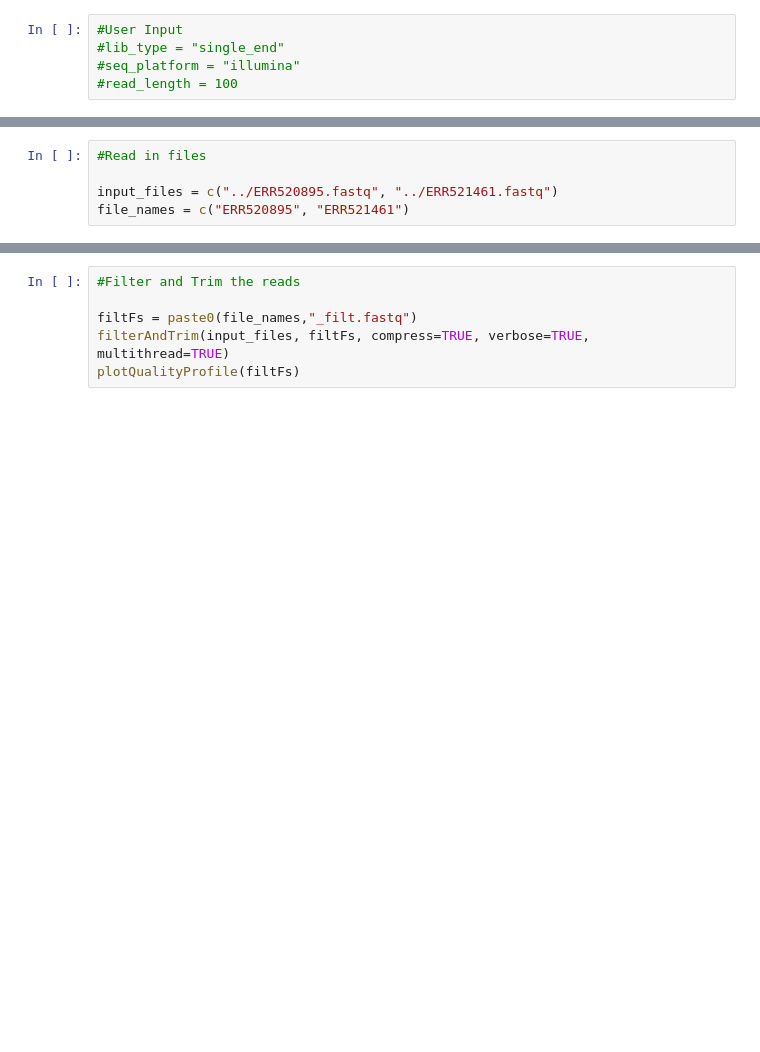
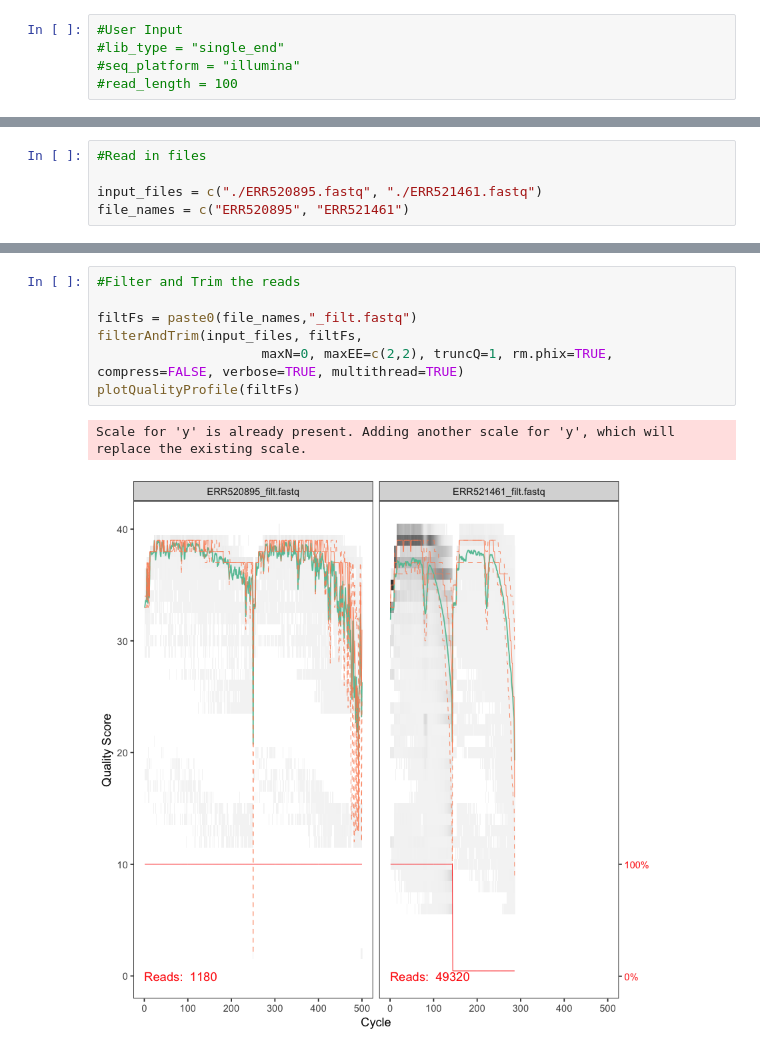
Before and after one commit to NCBI-Hackathons/PrIMP, a Jupyter notebook: getOTU.ipynb, the cells around one changed output, grey strips where cells are left out. Saved outputs shown, nothing was run; the diff lists cells and outputs as text; blank space fills up the shorter version.

```diff
--- a/getOTU.ipynb
+++ b/getOTU.ipynb
@@ -25,7 +16,7 @@ library("themetagenomics")
 # %%
 #Read in files
 
-input_files = c("../ERR520895.fastq", "../ERR521461.fastq")
+input_files = c("./ERR520895.fastq", "./ERR521461.fastq")
 file_names = c("ERR520895", "ERR521461")
 # %%
 #Plot quality profiles of files
@@ -34,9 +29,14 @@ plotQualityProfile(input_files)
 # %%
 #Filter and Trim the reads
 
 filtFs = paste0(file_names,"_filt.fastq")
-filterAndTrim(input_files, filtFs, compress=TRUE, verbose=TRUE, multithread=TRUE)
+filterAndTrim(input_files, filtFs,
+                     maxN=0, maxEE=c(2,2), truncQ=1, rm.phix=TRUE, compress=FALSE, verbose=TRUE, multithread=TRUE)
 plotQualityProfile(filtFs)
+# %% [output]
+Scale for 'y' is already present. Adding another scale for 'y', which will
+replace the existing scale.
+[figure, added]
 # %%
 #Parse filtered files to learn error rates, infer sequence variants and construct a seq-table
 
```
Also changed, not shown: parts of 9 cells of this notebook.
